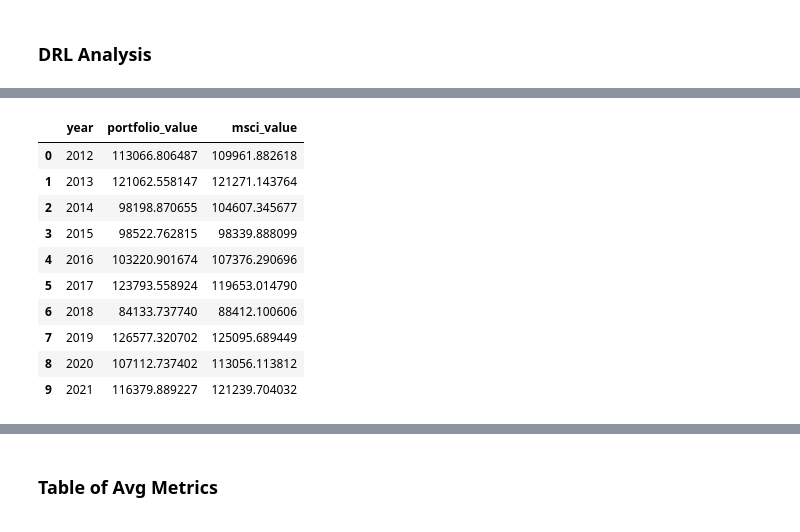
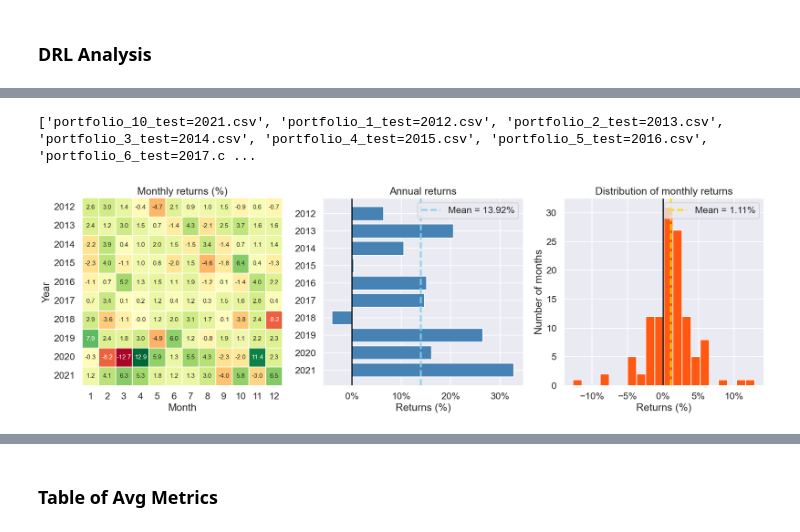
Before and after one commit to hikotei/2025-rl-portfolio-opt, a Jupyter notebook: notebooks/mvo_vs_drl_analysis.ipynb, the cells around one changed output, grey strips where cells are left out. Cells and saved outputs as stored; diff of their text form; code cells hidden in the pictures.

```diff
--- a/notebooks/mvo_vs_drl_analysis.ipynb
+++ b/notebooks/mvo_vs_drl_analysis.ipynb
@@ -151,32 +121,0 @@ eval_n_plot.plot_fig4(monthly_pivot, annual_df, plt_save_dir, fname)
-# %%
-df_drl_port_res = df_drl_port.groupby("year", as_index=False)["portfolio_value"].last()
-
-years = df_drl_port_res["year"].unique()
-start_dates = pd.to_datetime([f"{yr}-01-01" for yr in years])
-end_dates = pd.to_datetime([f"{yr}-12-31" for yr in years])
-
-spy_start_prices = [
-    df_ref.loc[df_ref.index > start, ref_ticker].iloc[0] for start in start_dates
-]
-spy_end_prices = [df_ref.loc[df_ref.index < end, ref_ticker].iloc[-1] for end in end_dates]
-
-shares_start = 100_000 / pd.Series(spy_start_prices)
-snp_values = shares_start * pd.Series(spy_end_prices)
-df_drl_port_res[f"{data_src}_value"] = snp_values.values
-
-df_drl_port_res
-
-# TODO : add MVO portfolio values in other cols
-# then identify best and worst performing model / agent
-# %% [output]
-|  | year | portfolio_value | msci_value |
-| 0 | 2012 | 113066.806487 | 109961.882618 |
-| 1 | 2013 | 121062.558147 | 121271.143764 |
-| 2 | 2014 | 98198.870655 | 104607.345677 |
-| 3 | 2015 | 98522.762815 | 98339.888099 |
-| 4 | 2016 | 103220.901674 | 107376.290696 |
-| 5 | 2017 | 123793.558924 | 119653.014790 |
-| 6 | 2018 | 84133.737740 | 88412.100606 |
-| 7 | 2019 | 126577.320702 | 125095.689449 |
-| 8 | 2020 | 107112.737402 | 113056.113812 |
-| 9 | 2021 | 116379.889227 | 121239.704032 |
@@ -220,0 +122,13 @@ fig.show()
+# %%
+drl_model_name = "paper_snp"
+drl_model_dir = f"../models/{drl_model_name}"
+
+df_drl_port_paper = eval_n_plot.get_drl_portfolios(drl_model_dir)
+
+monthly_pivot, annual_df = eval_n_plot.process_drl_portfolios(df_drl_port_paper)
+fname = f"paper_fig3_drl_{drl_model_name}"
+
+eval_n_plot.plot_fig4(monthly_pivot, annual_df, plt_save_dir, fname)
+# %% [output]
+['portfolio_10_test=2021.csv', 'portfolio_1_test=2012.csv', 'portfolio_2_test=2013.csv', 'portfolio_3_test=2014.csv', 'portfolio_4_test=2015.csv', 'portfolio_5_test=2016.csv', 'portfolio_6_test=2017.c ...
+[figure, added]
```
Also changed, not shown: parts of 12 cells of this notebook, 52 other files.
